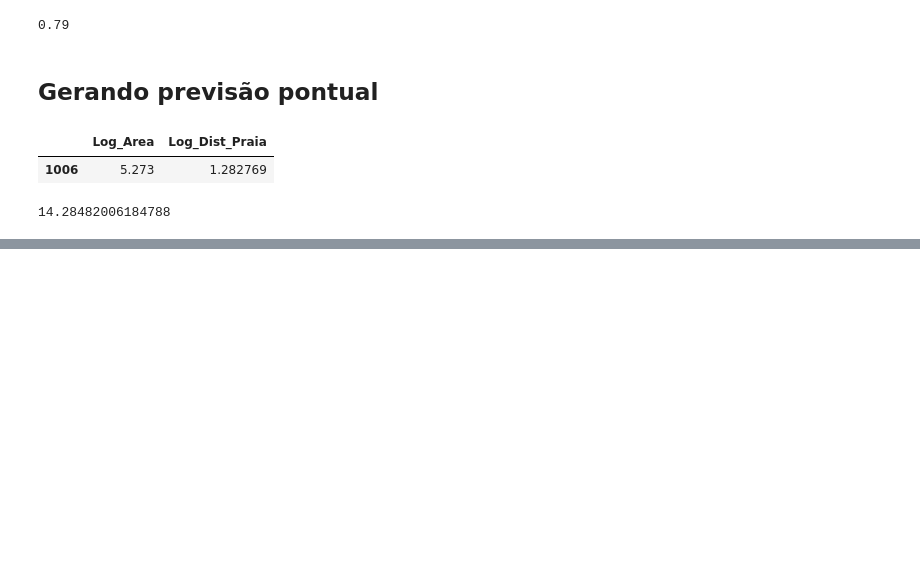
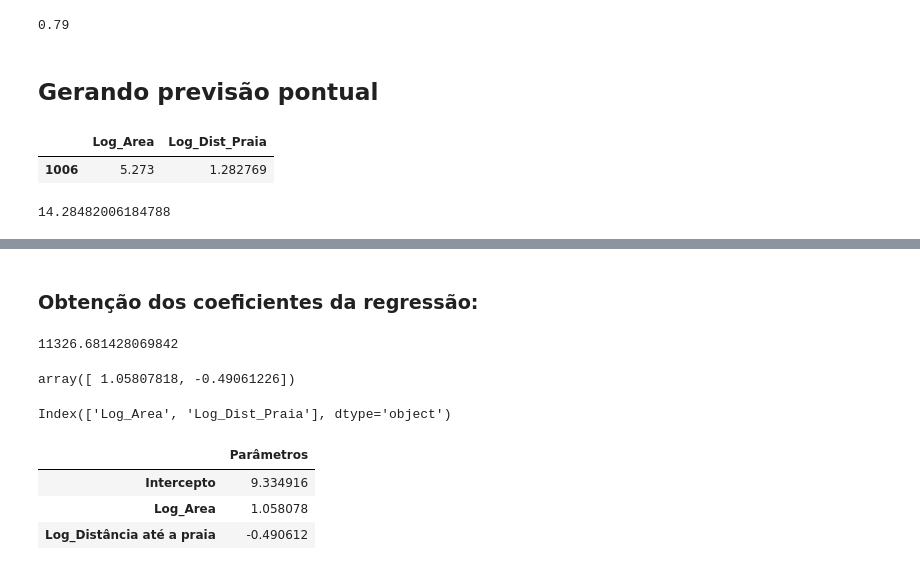
Before and after one commit to silsantos/Data-Science_Projects, a Jupyter notebook: Estatistica/Pratica5_Modelo_log_Linear.ipynb, the cells around one changed output, grey strips where cells are left out. Saved outputs shown, nothing was run; the diff lists cells and outputs as text; code cells hidden in the pictures; blank space fills up the shorter version.

Commit message:
Interpretação dos coeficientes do modelo

```diff
--- a/Estatistica/Pratica5_Modelo_log_Linear.ipynb
+++ b/Estatistica/Pratica5_Modelo_log_Linear.ipynb
@@ -316,0 +337,33 @@ modelo.predict(entrada)[0]
+# %% [markdown]
+### Obtenção dos coeficientes da regressão:
+# %%
+# Valor da constante, em reais, retirado o efeito das outras variáveis:
+
+np.exp(modelo.intercept_)
+# %% [output]
+11326.681428069842
+# %%
+# Coeficientes:
+
+modelo.coef_
+# %% [output]
+array([ 1.05807818, -0.49061226])
+# %%
+# Confirmando a ordem das variáveis explicativas no DataFrame
+
+X.columns
+# %% [output]
+Index(['Log_Area', 'Log_Dist_Praia'], dtype='object')
+# %%
+# Criando uma lista com os nomes das variáveis do modelo
+
+index = ['Intercepto', 'Log_Area', 'Log_Distância até a praia']
+# %%
+# Criando um DataFrame para armazenar os coeficientes do modelo:
+
+pd.DataFrame(data = np.append(modelo.intercept_, modelo.coef_), index = index, columns = ['Parâmetros'])
+# %% [output]
+|  | Parâmetros |
+| Intercepto | 9.334916 |
+| Log_Area | 1.058078 |
+| Log_Distância até a praia | -0.490612 |
```
Also changed, not shown: parts of 4 cells of this notebook.
